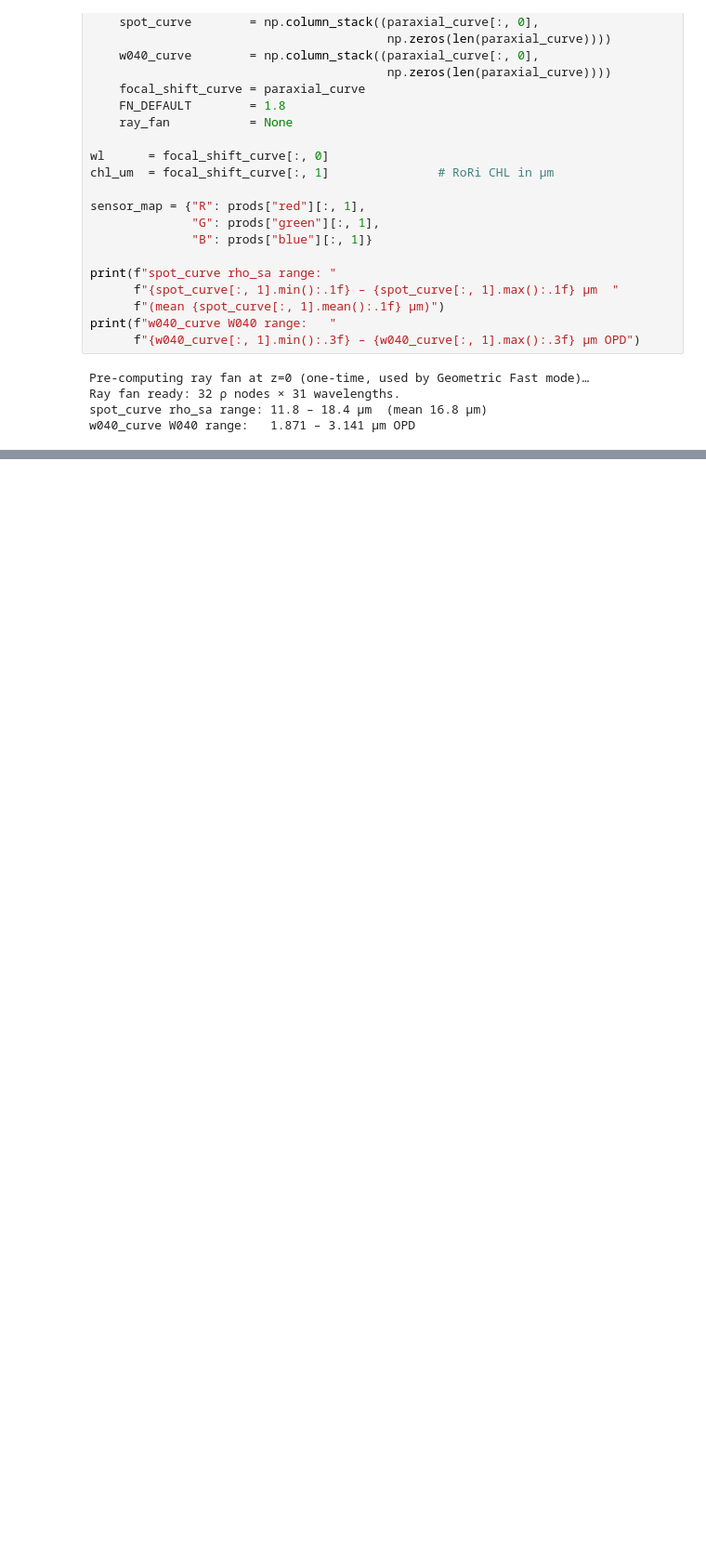
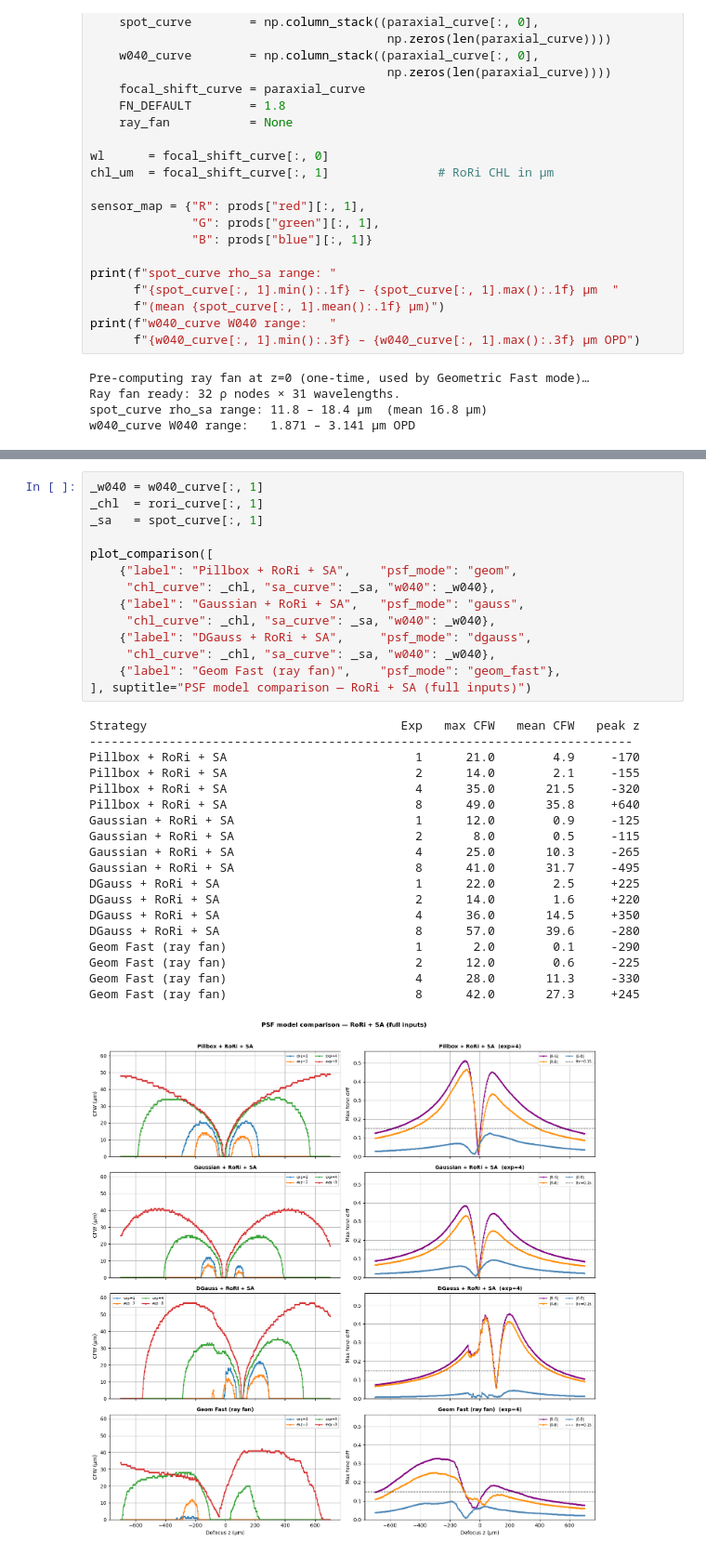
Before and after one commit to Leyangf/ColorFringeCalculation, a Jupyter notebook: examples/cfw_geom_demo.ipynb, the cells around one changed output, grey strips where cells are left out. Shown at 93% size. Saved outputs shown, nothing was run; the diff lists cells and outputs as text; blank space fills up the shorter version.

```diff
--- a/examples/cfw_geom_demo.ipynb
+++ b/examples/cfw_geom_demo.ipynb
@@ -538,0 +692,34 @@ VBox(children=(VBox(children=(SelectMultiple(description='Exposure', index=(0, 1
+# %%
+_w040 = w040_curve[:, 1]
+_chl  = rori_curve[:, 1]
+_sa   = spot_curve[:, 1]
+
+plot_comparison([
+    {"label": "Pillbox + RoRi + SA",    "psf_mode": "geom",
+     "chl_curve": _chl, "sa_curve": _sa, "w040": _w040},
+    {"label": "Gaussian + RoRi + SA",   "psf_mode": "gauss",
+     "chl_curve": _chl, "sa_curve": _sa, "w040": _w040},
+    {"label": "DGauss + RoRi + SA",     "psf_mode": "dgauss",
+     "chl_curve": _chl, "sa_curve": _sa, "w040": _w040},
+    {"label": "Geom Fast (ray fan)",    "psf_mode": "geom_fast"},
+], suptitle="PSF model comparison — RoRi + SA (full inputs)")
+# %% [output]
+Strategy                                   Exp   max CFW   mean CFW   peak z
+---------------------------------------------------------------------------
+Pillbox + RoRi + SA                          1      21.0        4.9     -170
+Pillbox + RoRi + SA                          2      14.0        2.1     -155
+Pillbox + RoRi + SA                          4      35.0       21.5     -320
+Pillbox + RoRi + SA                          8      49.0       35.8     +640
+Gaussian + RoRi + SA                         1      12.0        0.9     -125
+Gaussian + RoRi + SA                         2       8.0        0.5     -115
+Gaussian + RoRi + SA                         4      25.0       10.3     -265
+Gaussian + RoRi + SA                         8      41.0       31.7     -495
+DGauss + RoRi + SA                           1      22.0        2.5     +225
+DGauss + RoRi + SA                           2      14.0        1.6     +220
+DGauss + RoRi + SA                           4      36.0       14.5     +350
+DGauss + RoRi + SA                           8      57.0       39.6     -280
+Geom Fast (ray fan)                          1       2.0        0.1     -290
+Geom Fast (ray fan)                          2      12.0        0.6     -225
+Geom Fast (ray fan)                          4      28.0       11.3     -330
+Geom Fast (ray fan)                          8      42.0       27.3     +245
+[figure, added]
```
Also changed, not shown: parts of 22 cells of this notebook, 1 other file.
